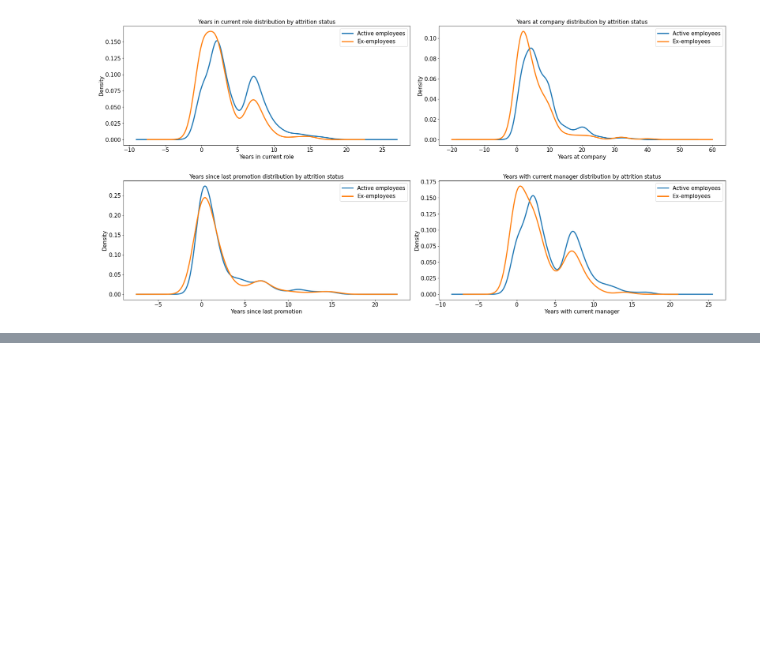
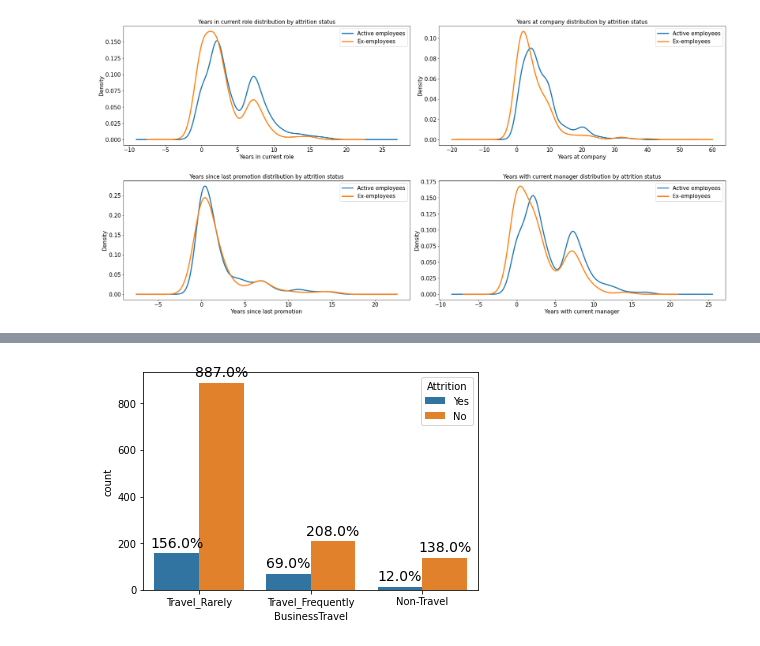
Before and after one commit to slavaminchuk/Employee-Churn, a Jupyter notebook: Отток сотрудников.ipynb, the cells around one changed output, grey strips where cells are left out. Cells and saved outputs as stored; diff of their text form; code cells hidden in the pictures; blank space fills up the shorter version.

```diff
--- a/Отток сотрудников.ipynb
+++ b/Отток сотрудников.ipynb
@@ -321,0 +377,14 @@ plt.plot()
+# %%
+# разобраться
+ax=sns.countplot(x=df["BusinessTravel"], hue=df["Attrition"])
+for p in ax.patches:
+    percentage = '{:.1f}%'.format(p.get_height())
+    ax.annotate(percentage,  # текст
+                (p.get_x() + p.get_width() / 2., p.get_height()),  # координата xy
+                ha='center', # центрирование
+                va='center',
+                xytext=(0, 10),
+                textcoords='offset points', # точка смещения относительно координаты
+                fontsize=14)
+# %% [output]
+[figure, added]
```
Also changed, not shown: parts of 46 cells of this notebook.
